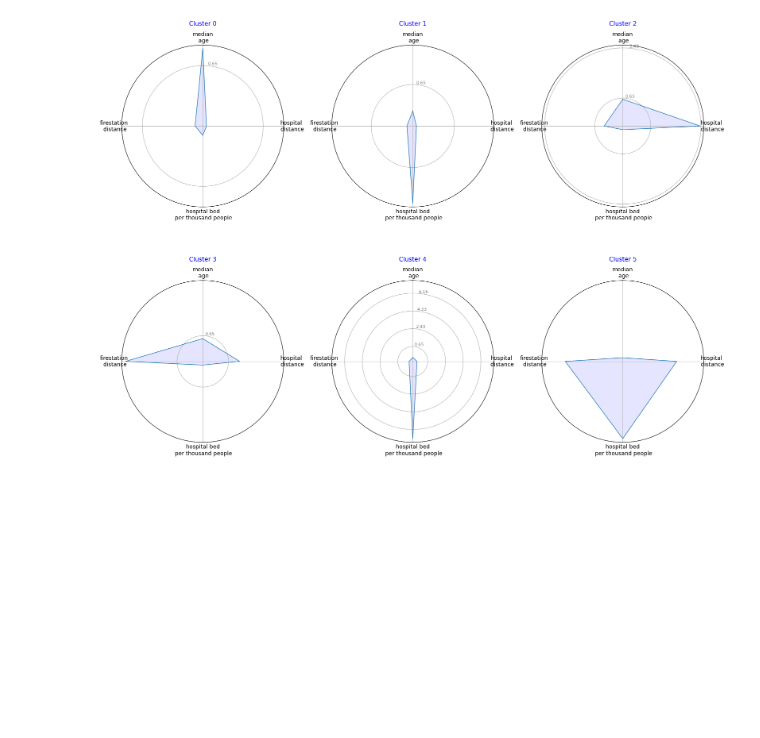
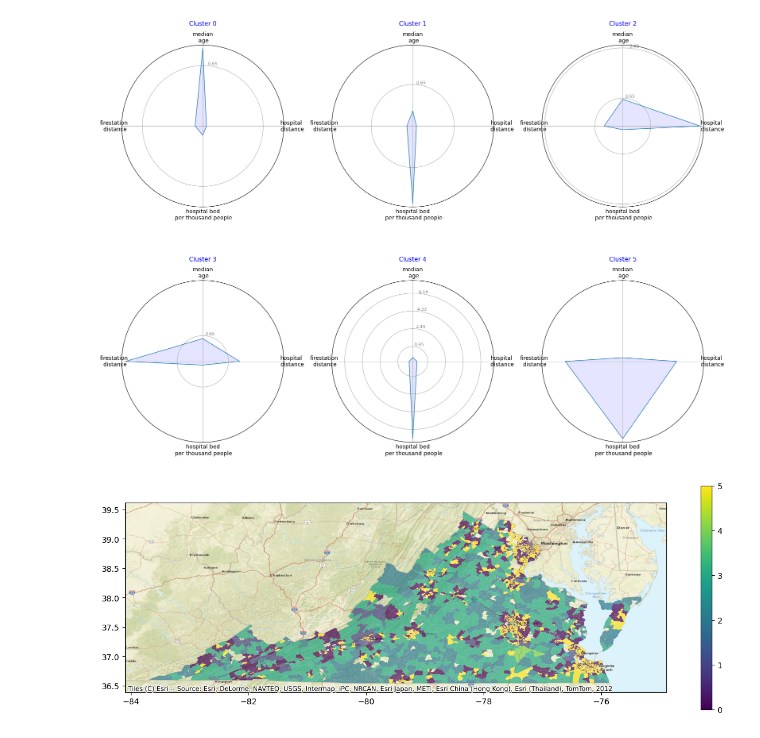
Before and after one commit to stevez02/ml4va_project, a Jupyter notebook: code/clustering.ipynb, the cells around one changed output. Cells and saved outputs as stored; diff of their text form; code cells hidden in the pictures; blank space fills up the shorter version.

Commit message:
random forest and clustered result plot

```diff
--- a/code/clustering.ipynb
+++ b/code/clustering.ipynb
@@ -192,3 +194,18 @@ plt.tight_layout()
 plt.show()
 # %% [output]
 [figure]
+# %%
+import numpy as np
+import pandas as pd
+import geopandas as gpd
+
+df = pd.read_csv("../data/blocks_clustered.csv")
+df = df.loc[:, ["geoid", "cluster"]]
+df["geoid"] = df["geoid"].astype(str)
+# %%
+shape = gpd.read_file("../data/tl_rd22_51_bg/tl_rd22_51_bg.shp")
+shape = shape.loc[:, ["GEOID", "geometry"]]
+shape.columns = ["geoid", "geometry"]
+shape = shape.to_crs("EPSG:4326")
+# %%
+clustered_gpd = pd.merge(shape, df, on="geoid", how="inner")
@@ -194,0 +216,19 @@ plt.show()
+# %%
+ax = clustered_gpd.plot(figsize = (15,5), column='cluster', legend=True, cmap='viridis', alpha = 0.7)
+# firestations.plot(ax=ax, color = 'red', marker="x", markersize=30, alpha = 0.5)
+# hospitals.plot(ax=ax, color='blue', marker="*", markersize=60, alpha=0.7)
+
+# patch_list = [
+#     lines.Line2D([0], [0], color = "yellow", marker='o', markersize=16, alpha=1, lw=0, label="Population center of block groups"),
+#     lines.Line2D([0], [0], color = "blue", marker='*', markersize=16, lw=0, label="hospitals"),
+#     lines.Line2D([0], [0], color = "red", marker='x', markersize=16, lw=0, label="firestations"),
+# ]
+
+# ax.legend(handles=patch_list, fontsize=15, loc='upper left',
+#         bbox_to_anchor = (0,1), title_fontsize=15)
+
+# ax.axis('off')
+
+cx.add_basemap(ax, crs=clustered_gpd.crs.to_string(), source = cx.providers.Esri.WorldStreetMap)
+# %% [output]
+[figure, added]
```
Also changed, not shown: parts of 3 cells of this notebook, 2 other files.
